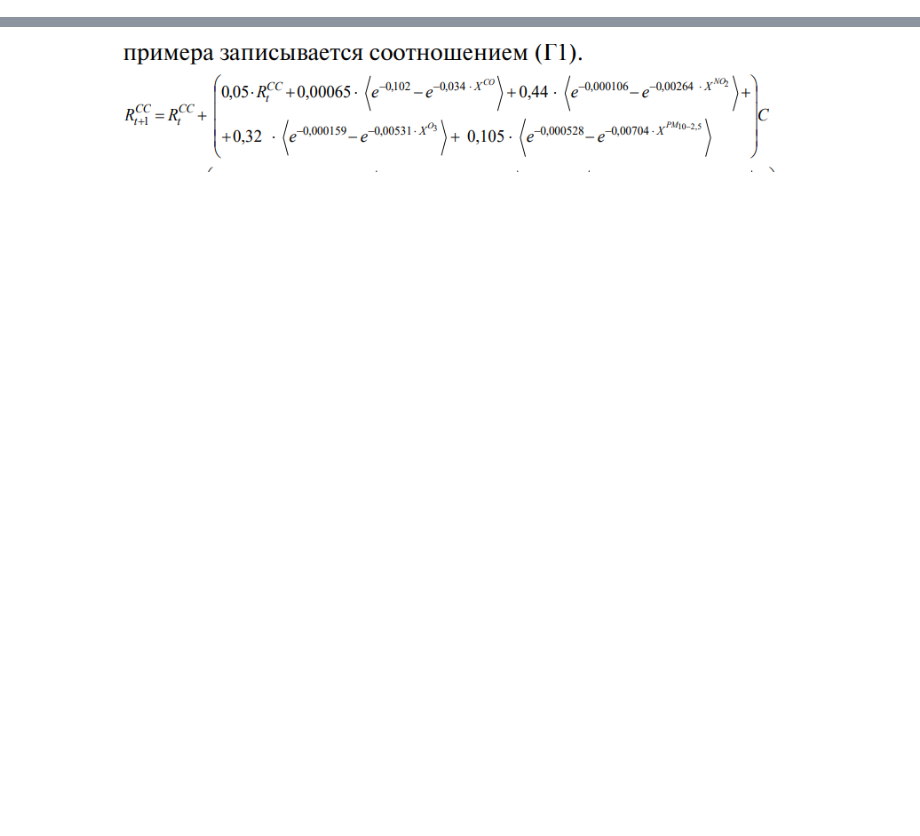
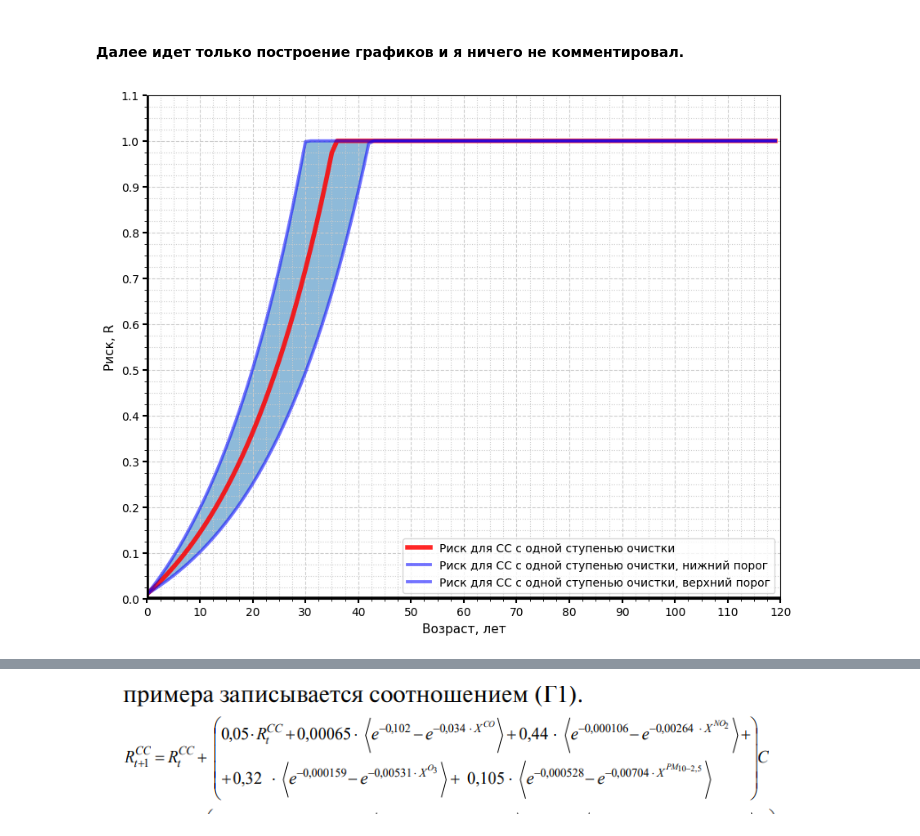
Before and after one commit to sugoma11/EvolutionaryModels, a Jupyter notebook: Эволюционная модель.ipynb, the cells around one changed output, grey strips where cells are left out. Saved outputs shown, nothing was run; the diff lists cells and outputs as text; code cells hidden in the pictures; blank space fills up the shorter version.

```diff
--- a/Эволюционная модель.ipynb
+++ b/Эволюционная модель.ipynb
@@ -8 +8,9 @@ from matplotlib.ticker import (AutoMinorLocator, MultipleLocator)
+# %%
+def Kelly(x):
+
+    # Cкобки Келли
+    if x > 0:
+        return x
+
+    return 0.0
 # %%
@@ -62,0 +55,53 @@ ax.grid(which='minor', color='#CCCCCC', linestyle=':')
+# %%
+heart_risk_one_step_fewer = get_risk_evolution(get_delta_R_heart, 0.05, 9.56)
+heart_risk_one_step_mucher = get_risk_evolution(get_delta_R_heart, 0.05, 21)
+# %%
+heart_risk_one_step = get_risk_evolution(get_delta_R_heart, 0.05, 0.75)
+lung_risk_one_step = get_risk_evolution(get_delta_R_lungs, 0.0515, 0.75)
+
+heart_risk_two_step = get_risk_evolution(get_delta_R_heart, 0.05, 0.04)
+lung_risk_two_step = get_risk_evolution(get_delta_R_lungs, 0.0515, 0.04)
+
+heart_risk_no_step = get_risk_evolution(get_delta_R_heart, 0.05, 14.56)
+lung_risk_no_step = get_risk_evolution(get_delta_R_lungs, 0.0515, 14.56)
+# %% [markdown]
+#### Далее идет только построение графиков и я ничего не комментировал.
+# %%
+fig, ax = plt.subplots(figsize=(10, 8))
+# Set axis ranges; by default this will put major ticks every 25.
+ax.set_xlim(0, 120)
+ax.set_ylim(0, 1.1)
+
+# Change major ticks to show every 20.
+ax.xaxis.set_major_locator(MultipleLocator(10))
+ax.yaxis.set_major_locator(MultipleLocator(0.1))
+
+# Change minor ticks to show every 5. (20/4 = 5)
+ax.xaxis.set_minor_locator(AutoMinorLocator(4))
+ax.yaxis.set_minor_locator(AutoMinorLocator(4))
+
+conditions = 'с одной ступенью очистки'
+ax.plot(heart_risk_no_step, label=f'Риск для СС {conditions}', linewidth=4, c='r', alpha=0.85)#, linestyle='--', c='r')
+ax.plot(heart_risk_one_step_fewer, label=f'Риск для СС {conditions}, нижний порог', linewidth=2.75, c='b', alpha=0.55)#, linestyle='--', c='r')
+ax.plot(heart_risk_one_step_mucher, label=f'Риск для СС {conditions}, верхний порог', linewidth=2.75, c='b', alpha=0.55)#, linestyle='--', c='r')
+
+ax.fill_between(range(120), heart_risk_one_step_fewer, heart_risk_one_step_mucher, alpha=0.5)
+
+ax.legend(loc='lower right')
+ax.set_xlabel('Возраст, лет')
+ax.set_ylabel('Риск, R')
+ax.xaxis.label.set_size(11)
+ax.yaxis.label.set_size(11)
+
+ax.axvline(0, linewidth=4, color='black')
+ax.axhline(0, linewidth=4, color='black')
+
+ax.yaxis.set_tick_params(width=1.5)
+ax.xaxis.set_tick_params(width=1.5)
+
+# Turn grid on for both major and minor ticks and style minor slightly
+# differently.
+ax.grid(which='major', color='#CCCCCC', linestyle='--')
+ax.grid(which='minor', color='#CCCCCC', linestyle=':')
+# %% [output]
+[figure, added]
```
Also changed, not shown: parts of 21 cells of this notebook, 1 other file.
